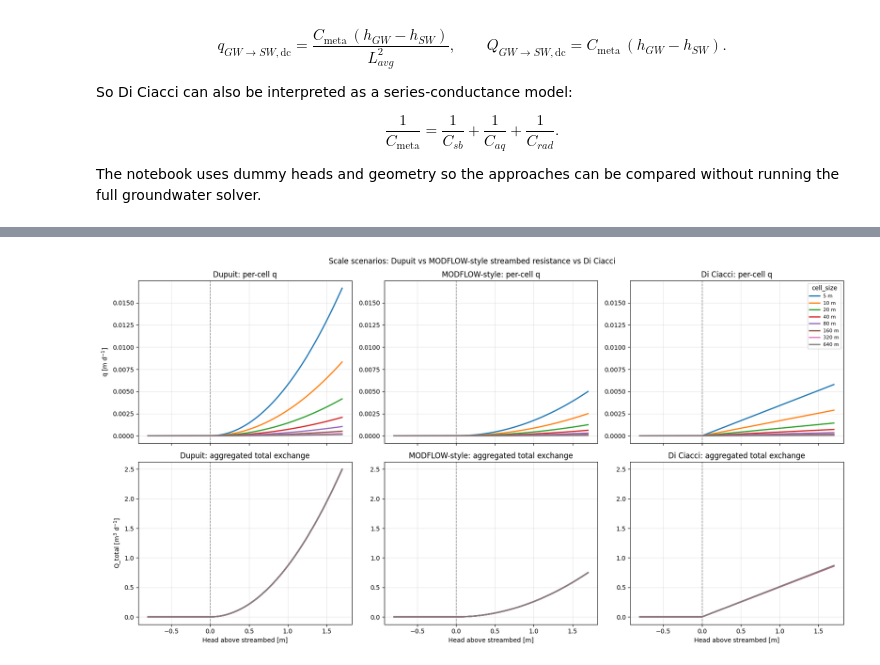
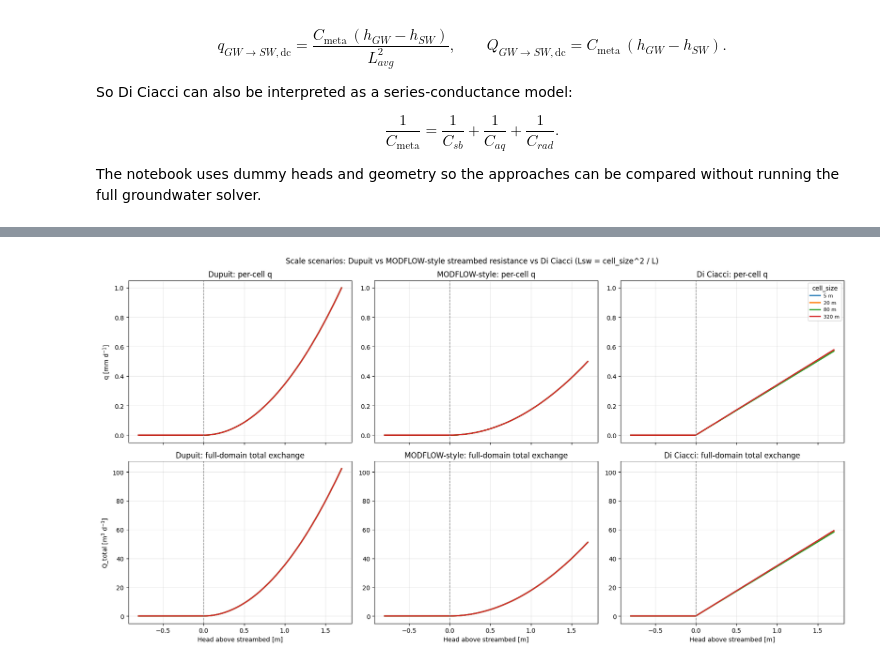
Before and after one commit to jpnousu/SpaFHy_v2.0, a Jupyter notebook: scripts/gw_sw_flux_comparison.ipynb, the cells around one changed output, grey strips where cells are left out. Drawn from its saved outputs; the diff is of its cells as text; code cells hidden in the pictures.

Commit message:
soil parameterizations, comparison of gw-sw fluxes and transmissivities + minor

```diff
--- a/scripts/gw_sw_flux_comparison.ipynb
+++ b/scripts/gw_sw_flux_comparison.ipynb
@@ -78,7 +78,7 @@ eps = np.finfo(float).eps
 
 
 def dupuit_forchheimer_flux(head, bed_head, L, L_avg, D, Wsb, Lsw, Msb, Ksb, Khor, Kver, u, cell_size):
-    """Cell sink rate [m d-1] in Dupuit form, using Di Ciacci-style argument naming."""
+    """Cell sink rate [m d-1] in Dupuit form with horizontal flow -controlled conductance."""
     sat_thickness = np.maximum(0.0, head - bed_head)
     conductance = Khor * Lsw * sat_thickness / L
     active = (bed_head < -eps) & (head > bed_head)
@@ -86,7 +86,7 @@ def dupuit_forchheimer_flux(head, bed_head, L, L_avg, D, Wsb, Lsw, Msb, Ksb, Kho
 
 
 def modflow_streambed_flux(head, bed_head, L, L_avg, D, Wsb, Lsw, Msb, Ksb, Khor, Kver, u, cell_size):
-    """Cell sink rate [m d-1] with streambed-controlled resistance, using Di Ciacci-style argument naming."""
+    """Cell sink rate [m d-1] with streambed-controlled conductance."""
     sat_thickness = np.maximum(0.0, head - bed_head)
     conductance = Ksb * Lsw * sat_thickness / Msb
     active = (bed_head < -eps) & (head > bed_head)
@@ -94,7 +94,7 @@ def modflow_streambed_flux(head, bed_head, L, L_avg, D, Wsb, Lsw, Msb, Ksb, Khor
 
 
 def di_ciacci_flux(head, bed_head, L, L_avg, D, Wsb, Lsw, Msb, Ksb, Khor, Kver, u, cell_size):
-    """Cell sink rate [m d-1] using the Di Ciacci et al. (2019) metamodel resistance, with D_avg = D."""
+    """Cell sink rate [m d-1] using the Di Ciacci et al. (2019) resistance."""
     active = (bed_head < -eps) & (head > bed_head)
 
     # Enforce non-negative resistance components.
@@ -107,35 +174,14 @@ def di_ciacci_flux(head, bed_head, L, L_avg, D, Wsb, Lsw, Msb, Ksb, Khor, Kver,
 # %%
 # Aggregated comparison across scale scenarios
-# 1) per-cell sink rate q [m d-1]
-# 2) total exchange volume per representative domain width [m3 d-1]
-#    computed as q * cell_area * n_cells, with n_cells = L / cell_size
-
-# Dummy geometry and hydraulic parameters.
-# Values are chosen for visualization, not calibration.
-L = 30.0                      # distance between two surface-water bodies [m]
-L_avg = 10.0                  # horizontal discretization [m]
-D = 5.0                       # aquifer thickness [m]
-Wsb = 2.0                     # streambed width [m]
-Lsw = 10.0                    # length of surface water in a cell [m]
-Msb = 0.10                    # streambed thickness [m]
-u = 1.2 * Wsb                 # wetted perimeter [m]
-Ksb = 1e-8 * 86400.0          # streambed hydraulic conductivity [m d-1]
-Khor = 1e-5 * 86400.0         # aquifer horizontal hydraulic conductivity [m d-1]
-Kver = 1e-6 * 86400.0         # aquifer vertical hydraulic conductivity [m d-1]
-
-# Streambed / ditch water level and a sweep of groundwater heads.
-streambed_head = -0.20
-head = np.linspace(-1.0, 1.5, 500)
-
-# Scenario sweep: keep L_avg == cell_size and Lsw == cell_size
-cell_sizes = [5.0, 10.0, 20.0, 40.0, 80.0, 160.0, 320.0, 640.0]
-head_diff = head - streambed_head
+# 1) per-cell sink rate q [mm d-1]
+# 2) total exchange volume over full 2D domain [m3 d-1]
+#    computed as q * cell_area * n_cells_2d, with n_cells_2d = (domain_size / cell_size)^2
 
 fig, axes = plt.subplots(2, 3, figsize=(17, 9), sharex=True)
 
 for cs in cell_sizes:
     L_avg_s = cs
-    Lsw_s = cs
+    Lsw_s = lsw_from_cell_size(cs, L)
     cell_size_s = cs
 
     common_kwargs = dict(
@@ -158,48 +204,51 @@ for cs in cell_sizes:
     q_modflow = modflow_streambed_flux(**common_kwargs)
     q_diciacci = di_ciacci_flux(**common_kwargs)
 
-    # Per-cell rate [m d-1]
-    axes[0, 0].plot(head_diff, q_dupuit, lw=2, label=f'{cs:.0f} m')
-    axes[0, 1].plot(head_diff, q_modflow, lw=2, label=f'{cs:.0f} m')
-    axes[0, 2].plot(head_diff, q_diciacci, lw=2, label=f'{cs:.0f} m')
+    # Per-cell rate [mm d-1]
+    q_dupuit_mm = 1000.0 * q_dupuit
+    q_modflow_mm = 1000.0 * q_modflow
+    q_diciacci_mm = 1000.0 * q_diciacci
+    axes[0, 0].plot(head_diff, q_dupuit_mm, lw=2, label=f'{cs:.0f} m')
+    axes[0, 1].plot(head_diff, q_modflow_mm, lw=2, label=f'{cs:.0f} m')
+    axes[0, 2].plot(head_diff, q_diciacci_mm, lw=2, label=f'{cs:.0f} m')
 
-    # Aggregated total exchange [m3 d-1] over a representative strip of width 1 m
-    n_cells = L / cell_size_s
+    # Aggregated total exchange [m3 d-1] over full 2D domain
+    n_cells_2d = (domain_size / cell_size_s)**2
     cell_area = cell_size_s**2
-    qtot_dupuit = q_dupuit * cell_area * n_cells
-    qtot_modflow = q_modflow * cell_area * n_cells
-    qtot_diciacci = q_diciacci * cell_area * n_cells
+    qtot_dupuit = q_dupuit * cell_area * n_cells_2d
+    qtot_modflow = q_modflow * cell_area * n_cells_2d
+    qtot_diciacci = q_diciacci * cell_area * n_cells_2d
 
     axes[1, 0].plot(head_diff, qtot_dupuit, lw=2, label=f'{cs:.0f} m')
     axes[1, 1].plot(head_diff, qtot_modflow, lw=2, label=f'{cs:.0f} m')
     axes[1, 2].plot(head_diff, qtot_diciacci, lw=2, label=f'{cs:.0f} m')
 
 # Match y-limits within each row for direct side-by-side comparison.
 for row in [0, 1]:
     y_min = min(ax.get_ylim()[0] for ax in axes[row, :])
     y_max = max(ax.get_ylim()[1] for ax in axes[row, :])
     for ax in axes[row, :]:
         ax.set_ylim(y_min, y_max)
 
 axes[0, 0].set_title('Dupuit: per-cell q')
 axes[0, 1].set_title('MODFLOW-style: per-cell q')
 axes[0, 2].set_title('Di Ciacci: per-cell q')
-axes[1, 0].set_title('Dupuit: aggregated total exchange')
-axes[1, 1].set_title('MODFLOW-style: aggregated total exchange')
-axes[1, 2].set_title('Di Ciacci: aggregated total exchange')
+axes[1, 0].set_title('Dupuit: full-domain total exchange')
+axes[1, 1].set_title('MODFLOW-style: full-domain total exchange')
+axes[1, 2].set_title('Di Ciacci: full-domain total exchange')
 
 for ax in axes.ravel():
     ax.axvline(0.0, color='0.5', ls='--', lw=1)
     ax.grid(True, alpha=0.3)
 
-axes[0, 0].set_ylabel('q [m d$^{-1}$]')
+axes[0, 0].set_ylabel('q [mm d$^{-1}$]')
 axes[1, 0].set_ylabel('Q_total [m$^3$ d$^{-1}$]')
 for col in [0, 1, 2]:
     axes[1, col].set_xlabel('Head above streambed [m]')
 axes[0, 2].legend(title='cell_size', fontsize=8)
 
-fig.suptitle('Scale scenarios: Dupuit vs MODFLOW-style streambed resistance vs Di Ciacci')
+fig.suptitle('Scale scenarios: Dupuit vs MODFLOW-style streambed resistance vs Di Ciacci (Lsw = cell_size^2 / L)')
 fig.tight_layout()
 plt.show()
 # %% [output]
-[figure, old version]
+[figure, new version]
```
Also changed, not shown: parts of 1 cell of this notebook, 5 other files.
